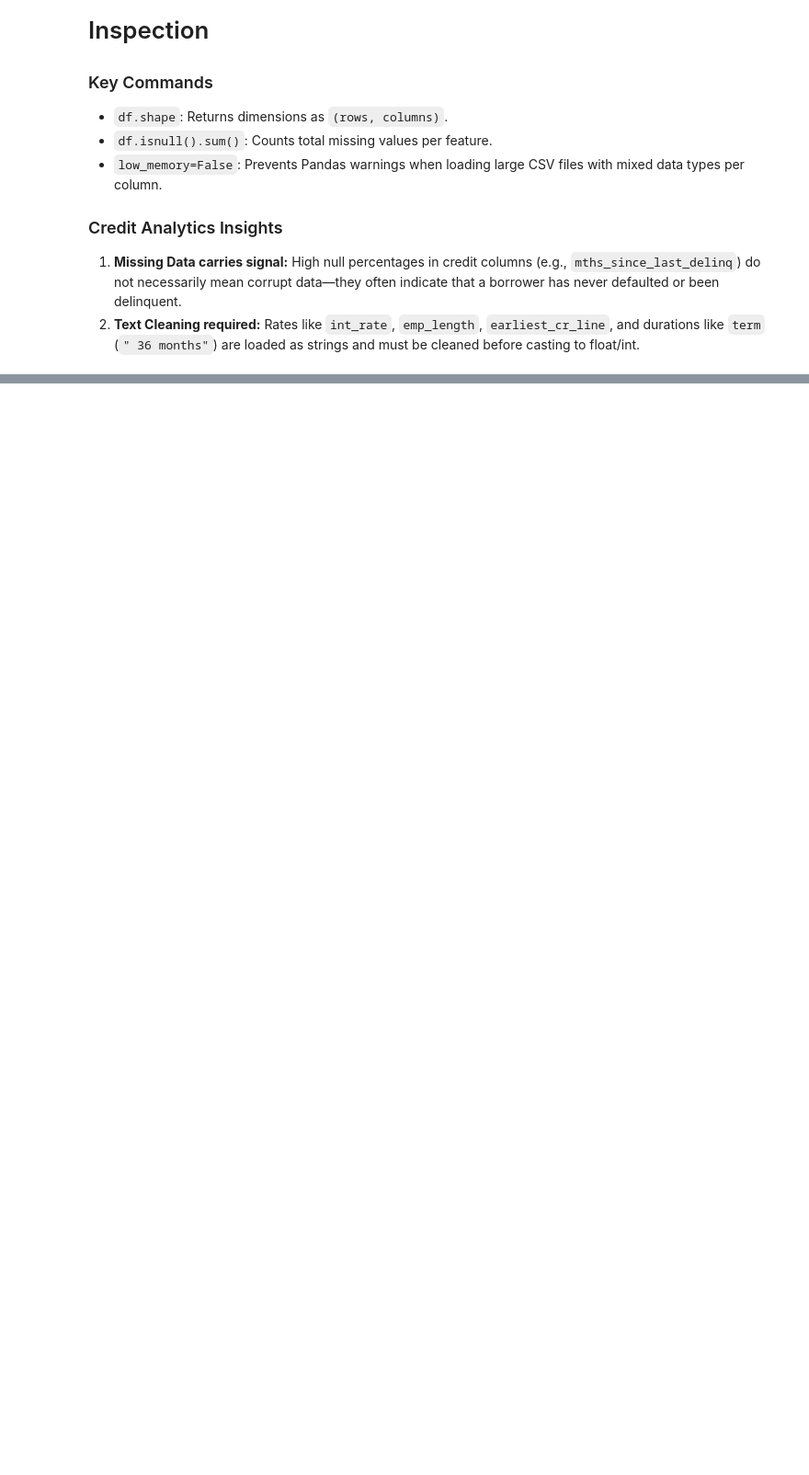
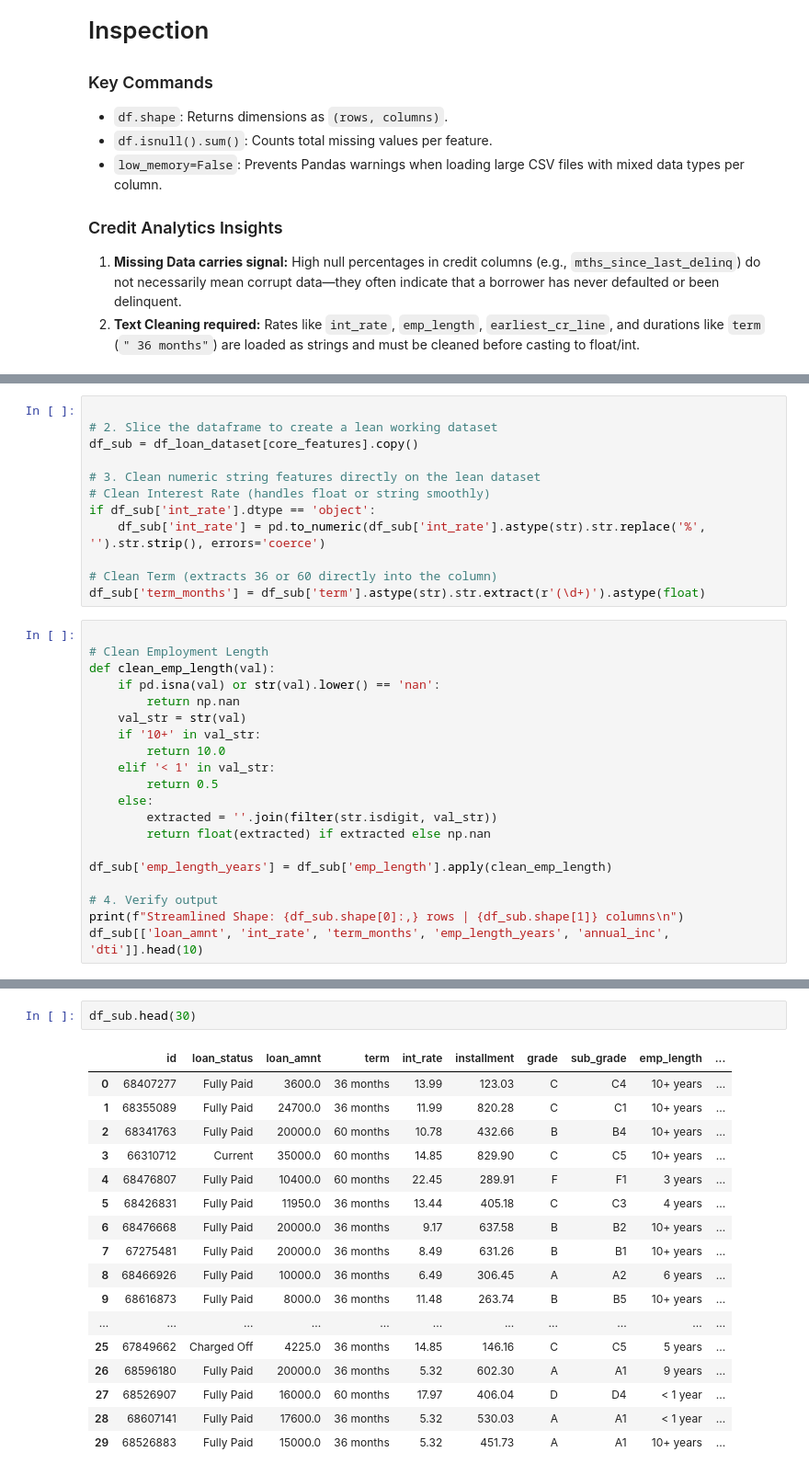
Before and after one commit to Gugulethu-DataAnalyst/LendingClub_credit-risk-analytics-engine, a Jupyter notebook: notebooks/01_eda_portfolio_health.ipynb, the cells around one changed output, grey strips where cells are left out. Shown at 92% size. Cells and saved outputs as stored; diff of their text form; blank space fills up the shorter version.

```diff
--- a/notebooks/01_eda_portfolio_health.ipynb
+++ b/notebooks/01_eda_portfolio_health.ipynb
@@ -98,0 +180,32 @@ for cols in cols_to_check:
+# %%
+
+# 2. Slice the dataframe to create a lean working dataset
+df_sub = df_loan_dataset[core_features].copy()
+
+# 3. Clean numeric string features directly on the lean dataset
+# Clean Interest Rate (handles float or string smoothly)
+if df_sub['int_rate'].dtype == 'object':
+    df_sub['int_rate'] = pd.to_numeric(df_sub['int_rate'].astype(str).str.replace('%', '').str.strip(), errors='coerce')
+
+# Clean Term (extracts 36 or 60 directly into the column)
+df_sub['term_months'] = df_sub['term'].astype(str).str.extract(r'(\d+)').astype(float)
+# %%
+
+# Clean Employment Length
+def clean_emp_length(val):
+    if pd.isna(val) or str(val).lower() == 'nan':
+        return np.nan
+    val_str = str(val)
+    if '10+' in val_str:
+        return 10.0
+    elif '< 1' in val_str:
+        return 0.5
+    else:
+        extracted = ''.join(filter(str.isdigit, val_str))
+        return float(extracted) if extracted else np.nan
+
+df_sub['emp_length_years'] = df_sub['emp_length'].apply(clean_emp_length)
+
+# 4. Verify output
+print(f"Streamlined Shape: {df_sub.shape[0]:,} rows | {df_sub.shape[1]} columns\n")
+df_sub[['loan_amnt', 'int_rate', 'term_months', 'emp_length_years', 'annual_inc', 'dti']].head(10)
@@ -98,0 +225,20 @@ for cols in cols_to_check:
+# %%
+df_sub.head(30)
+# %% [output]
+|  | id | loan_status | loan_amnt | term | int_rate | installment | grade | sub_grade | emp_length | ... |
+| 0 | 68407277 | Fully Paid | 3600.0 | 36 months | 13.99 | 123.03 | C | C4 | 10+ years | ... |
+| 1 | 68355089 | Fully Paid | 24700.0 | 36 months | 11.99 | 820.28 | C | C1 | 10+ years | ... |
+| 2 | 68341763 | Fully Paid | 20000.0 | 60 months | 10.78 | 432.66 | B | B4 | 10+ years | ... |
+| 3 | 66310712 | Current | 35000.0 | 60 months | 14.85 | 829.90 | C | C5 | 10+ years | ... |
+| 4 | 68476807 | Fully Paid | 10400.0 | 60 months | 22.45 | 289.91 | F | F1 | 3 years | ... |
+| 5 | 68426831 | Fully Paid | 11950.0 | 36 months | 13.44 | 405.18 | C | C3 | 4 years | ... |
+| 6 | 68476668 | Fully Paid | 20000.0 | 36 months | 9.17 | 637.58 | B | B2 | 10+ years | ... |
+| 7 | 67275481 | Fully Paid | 20000.0 | 36 months | 8.49 | 631.26 | B | B1 | 10+ years | ... |
+| 8 | 68466926 | Fully Paid | 10000.0 | 36 months | 6.49 | 306.45 | A | A2 | 6 years | ... |
+| 9 | 68616873 | Fully Paid | 8000.0 | 36 months | 11.48 | 263.74 | B | B5 | 10+ years | ... |
+| ... | ... | ... | ... | ... | ... | ... | ... | ... | ... | ... |
+| 25 | 67849662 | Charged Off | 4225.0 | 36 months | 14.85 | 146.16 | C | C5 | 5 years | ... |
+| 26 | 68596180 | Fully Paid | 20000.0 | 36 months | 5.32 | 602.30 | A | A1 | 9 years | ... |
+| 27 | 68526907 | Fully Paid | 16000.0 | 60 months | 17.97 | 406.04 | D | D4 | < 1 year | ... |
+| 28 | 68607141 | Fully Paid | 17600.0 | 36 months | 5.32 | 530.03 | A | A1 | < 1 year | ... |
+| 29 | 68526883 | Fully Paid | 15000.0 | 36 months | 5.32 | 451.73 | A | A1 | 10+ years | ... |
```
Also changed, not shown: parts of 13 cells of this notebook.
